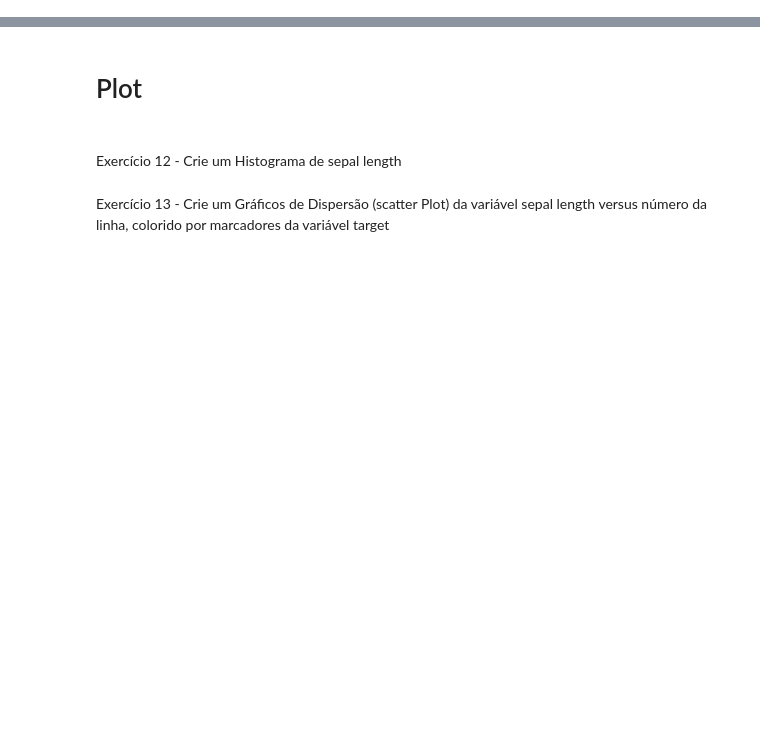
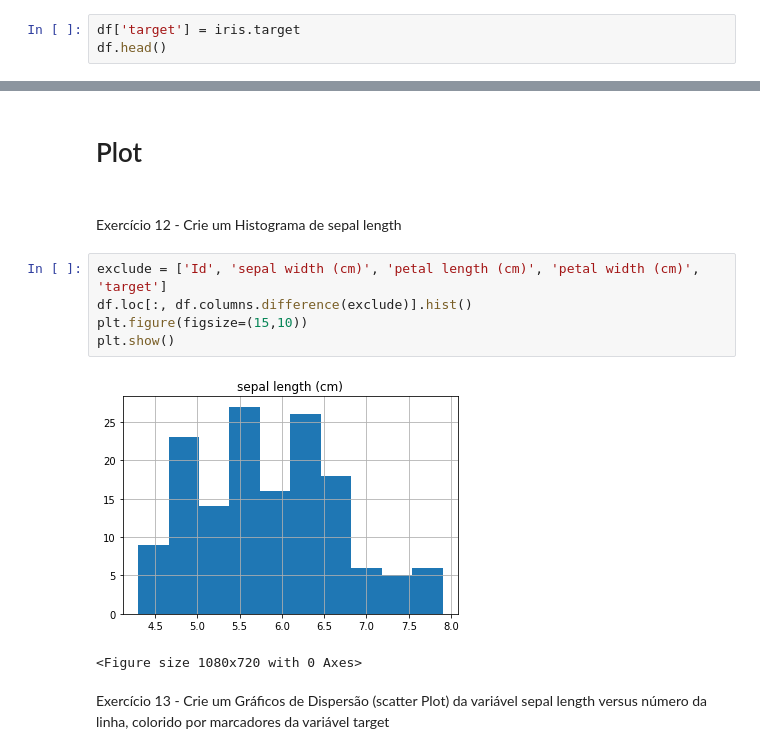
Before and after one commit to luonishicastro/CodingLabs, a Jupyter notebook: Lista Python III/DSA - Sétima Lista (Análise Exploratória de Dados).ipynb, the cells around one changed output, grey strips where cells are left out. Cells and saved outputs as stored; diff of their text form; blank space fills up the shorter version.

```diff
--- a/Lista Python III/DSA - Sétima Lista (Análise Exploratória de Dados).ipynb
+++ b/Lista Python III/DSA - Sétima Lista (Análise Exploratória de Dados).ipynb
@@ -62,3 +62,6 @@ df.head()
 | 4 | 5.0 | 3.6 | 1.4 | 0.2 | setosa |
 # %% [markdown]
 Exercício 4 - Inclua no dataset uma coluna com os valores numéricos da variável target
+# %%
+df['target'] = iris.target
+df.head()
@@ -82,5 +173,13 @@ Exercício 11 - Faça uma contagem de valores de sepal length
 <h1>Plot<h1>
 # %% [markdown]
 Exercício 12 - Crie um Histograma de sepal length
+# %%
+exclude = ['Id', 'sepal width (cm)', 'petal length (cm)', 'petal width (cm)', 'target']
+df.loc[:, df.columns.difference(exclude)].hist()
+plt.figure(figsize=(15,10))
+plt.show()
+# %% [output]
+[figure, added]
+<Figure size 1080x720 with 0 Axes>
 # %% [markdown]
 Exercício 13 - Crie um Gráficos de Dispersão (scatter Plot) da variável sepal length versus número da linha, colorido por marcadores da variável target
```
Also changed, not shown: parts of 12 cells of this notebook.
